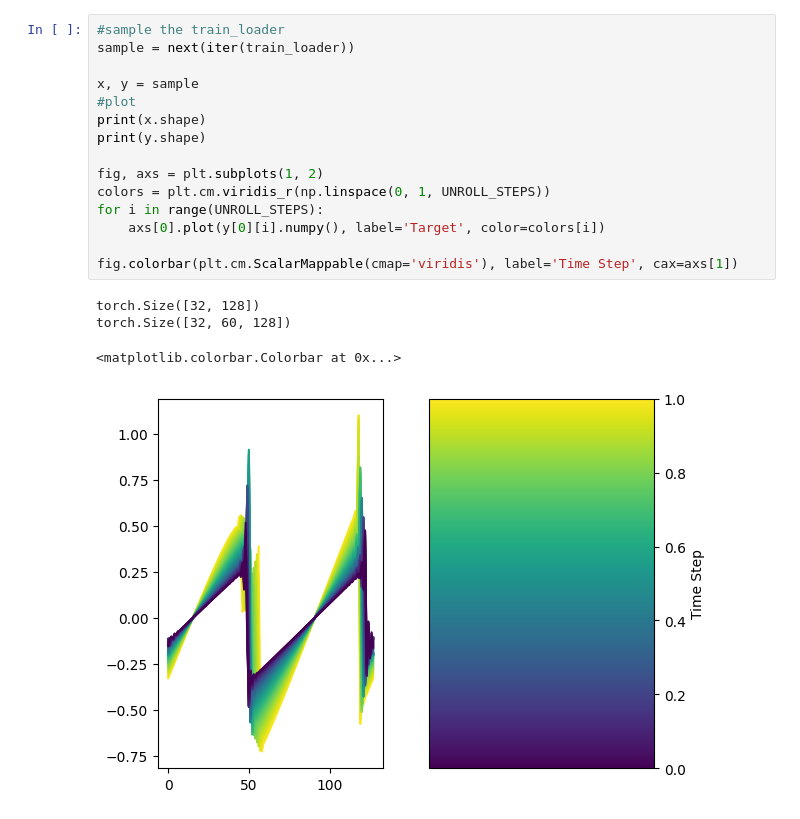
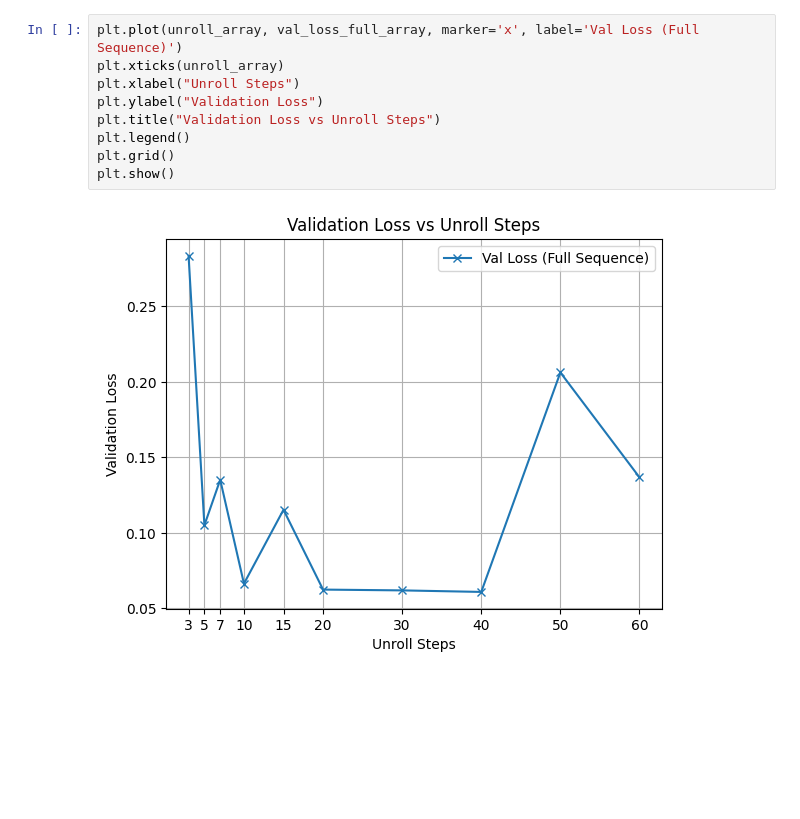
Before and after one commit to vidulejs/neural-adapter, a Jupyter notebook: neural_surrogate/train_bptt.ipynb, the cells around one changed output. Cells and saved outputs as stored; diff of their text form; blank space fills up the shorter version.

```diff
--- a/neural_surrogate/train_bptt.ipynb
+++ b/neural_surrogate/train_bptt.ipynb
@@ -230,20 +253,11 @@ Model validation Loss: 0.019162
-# %%
-#sample the train_loader
-sample = next(iter(train_loader))
-
-x, y = sample
-#plot
-print(x.shape)
-print(y.shape)
-
-fig, axs = plt.subplots(1, 2)
-colors = plt.cm.viridis_r(np.linspace(0, 1, UNROLL_STEPS))
-for i in range(UNROLL_STEPS):
-    axs[0].plot(y[0][i].numpy(), label='Target', color=colors[i])
-
-fig.colorbar(plt.cm.ScalarMappable(cmap='viridis'), label='Time Step', cax=axs[1])
-# %% [output]
-torch.Size([32, 128])
-torch.Size([32, 60, 128])
-<matplotlib.colorbar.Colorbar at 0x...>
-[figure, removed]
+# %%
+plt.plot(unroll_array, val_loss_full_array, marker='x', label='Val Loss (Full Sequence)')
+plt.xticks(unroll_array)
+plt.xlabel("Unroll Steps")
+plt.ylabel("Validation Loss")
+plt.title("Validation Loss vs Unroll Steps")
+plt.legend()
+plt.grid()
+plt.show()
+# %% [output]
+[figure, added]
```
Also changed, not shown: parts of 7 cells of this notebook, 13 other files.
